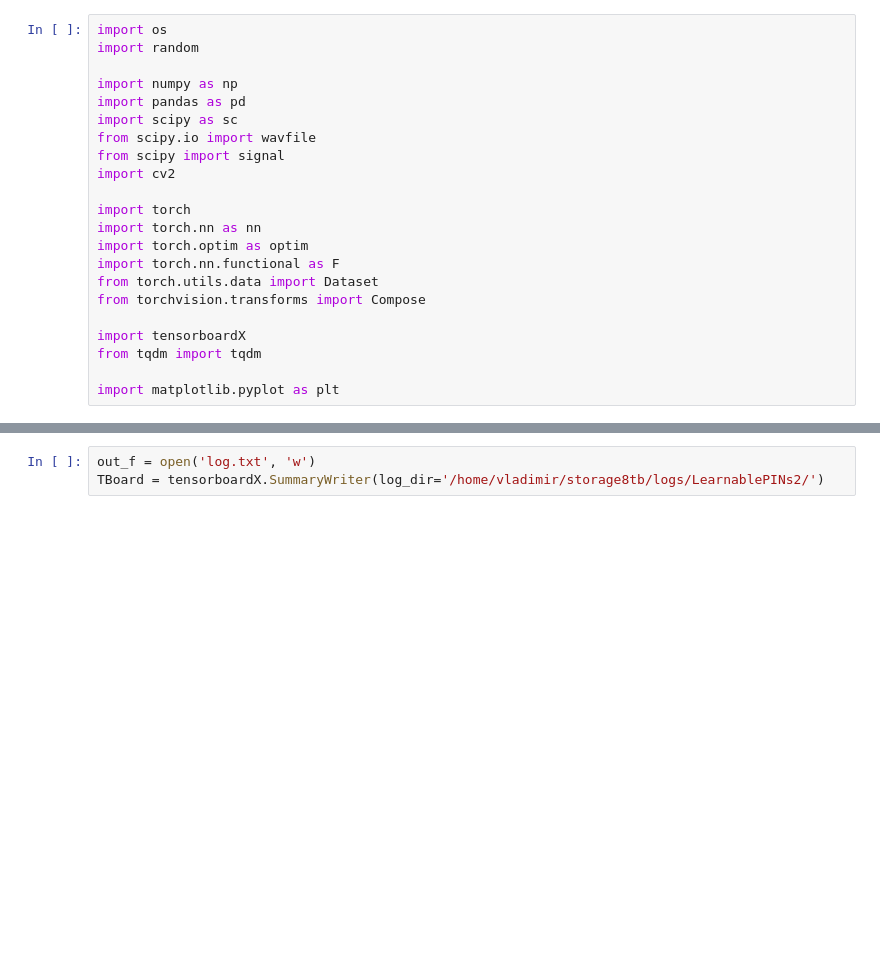
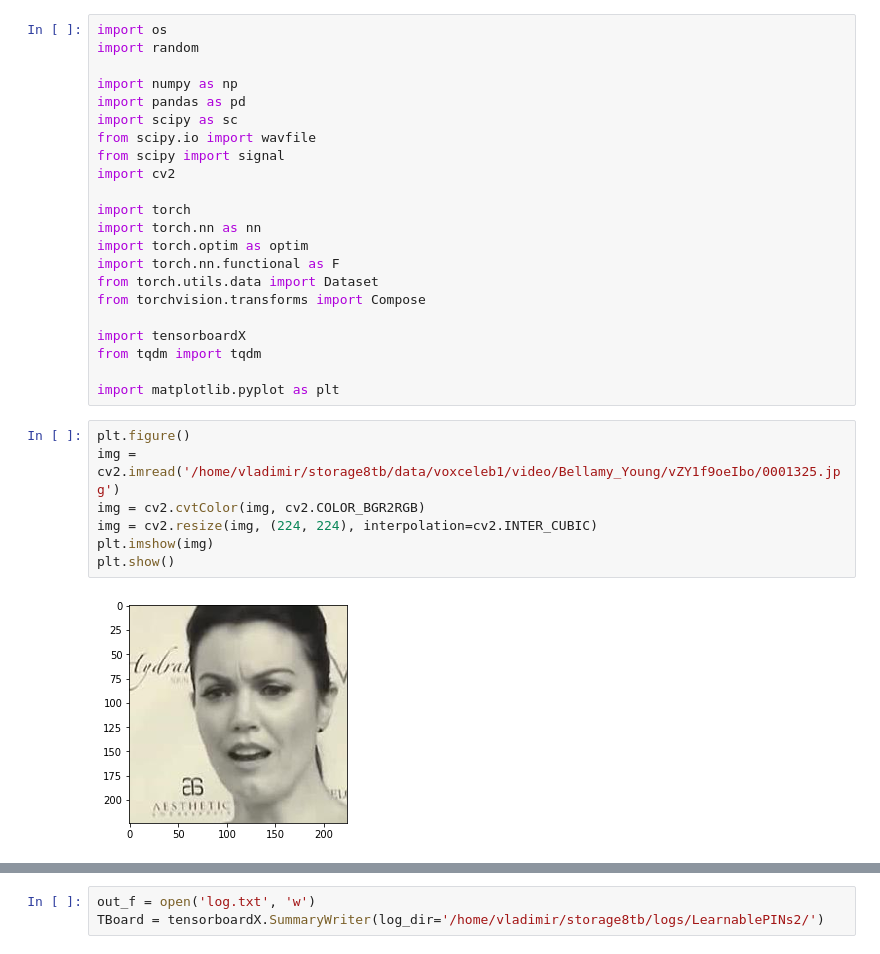
Before and after one commit to v-iashin/LearnablePINs, a Jupyter notebook: trash.ipynb, the cells around one changed output, grey strips where cells are left out. Saved outputs shown, nothing was run; the diff lists cells and outputs as text; blank space fills up the shorter version.

```diff
--- a/trash.ipynb
+++ b/trash.ipynb
@@ -20,3 +20,12 @@ import tensorboardX
 from tqdm import tqdm
 
 import matplotlib.pyplot as plt
+# %%
+plt.figure()
+img = cv2.imread('/home/vladimir/storage8tb/data/voxceleb1/video/Bellamy_Young/vZY1f9oeIbo/0001325.jpg')
+img = cv2.cvtColor(img, cv2.COLOR_BGR2RGB)
+img = cv2.resize(img, (224, 224), interpolation=cv2.INTER_CUBIC)
+plt.imshow(img)
+plt.show()
+# %% [output]
+[figure, added]
```
Also changed, not shown: parts of 4 cells of this notebook, 1 other file.
